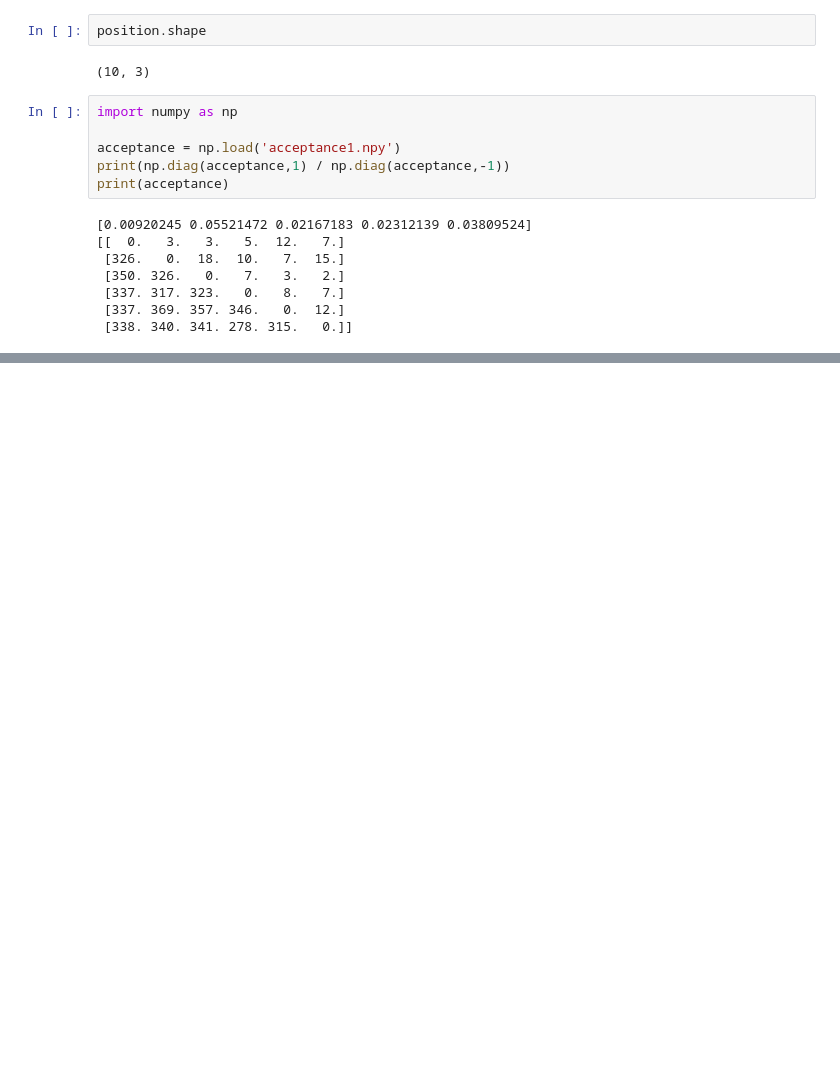
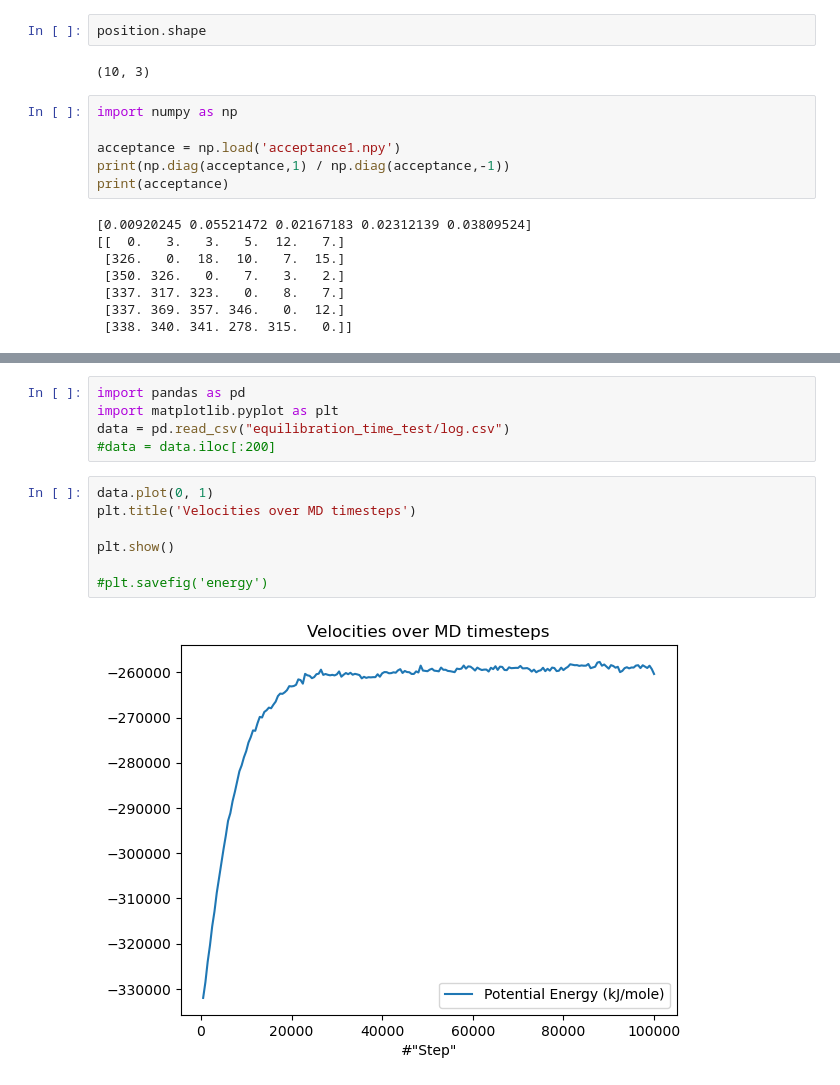
Before and after one commit to jacopoventurin/replica1, a Jupyter notebook: test.ipynb, the cells around one changed output, grey strips where cells are left out. Cells and saved outputs as stored; diff of their text form; blank space fills up the shorter version.

Commit message:
equilibration_time_test

```diff
--- a/test.ipynb
+++ b/test.ipynb
@@ -130,2 +127,16 @@ if j is not in range(10):
 # %% [output]
 SyntaxError: invalid syntax (1100248564.py, line 5)
+# %%
+import pandas as pd
+import matplotlib.pyplot as plt
+data = pd.read_csv("equilibration_time_test/log.csv")
+#data = data.iloc[:200]
+# %%
+data.plot(0, 1)
+plt.title('Velocities over MD timesteps')
+
+plt.show()
+
+#plt.savefig('energy')
+# %% [output]
+[figure, added]
```
Also changed, not shown: parts of 4 cells of this notebook, 9 other files.
